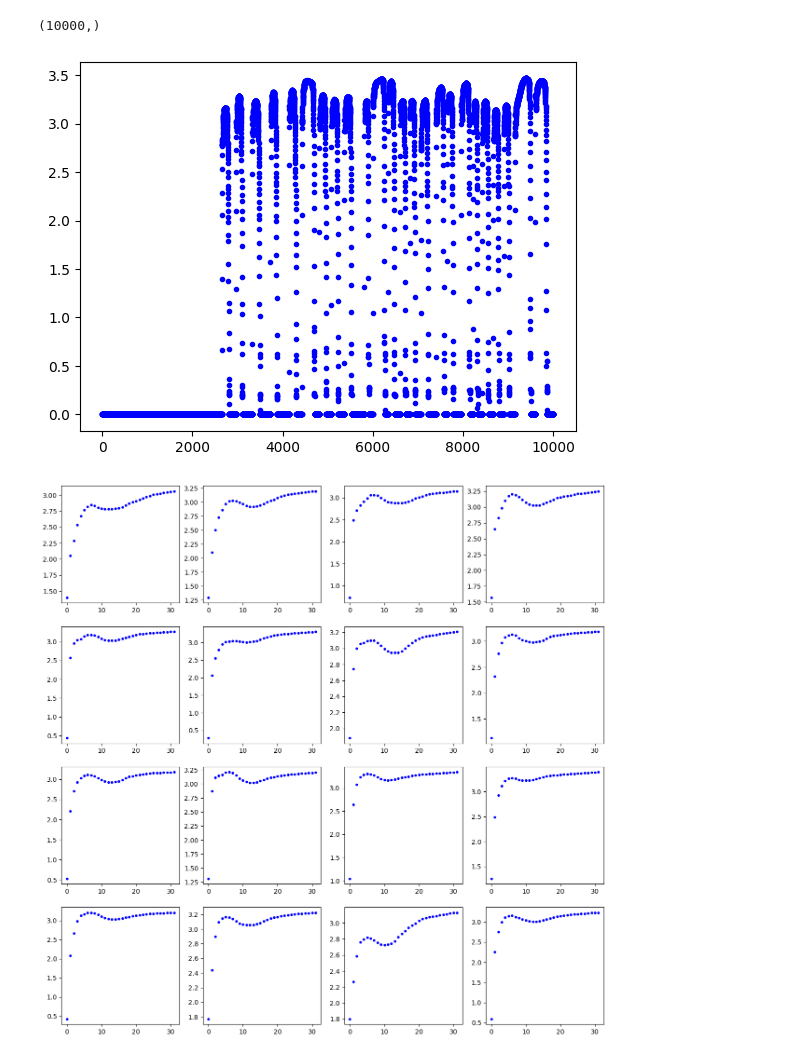
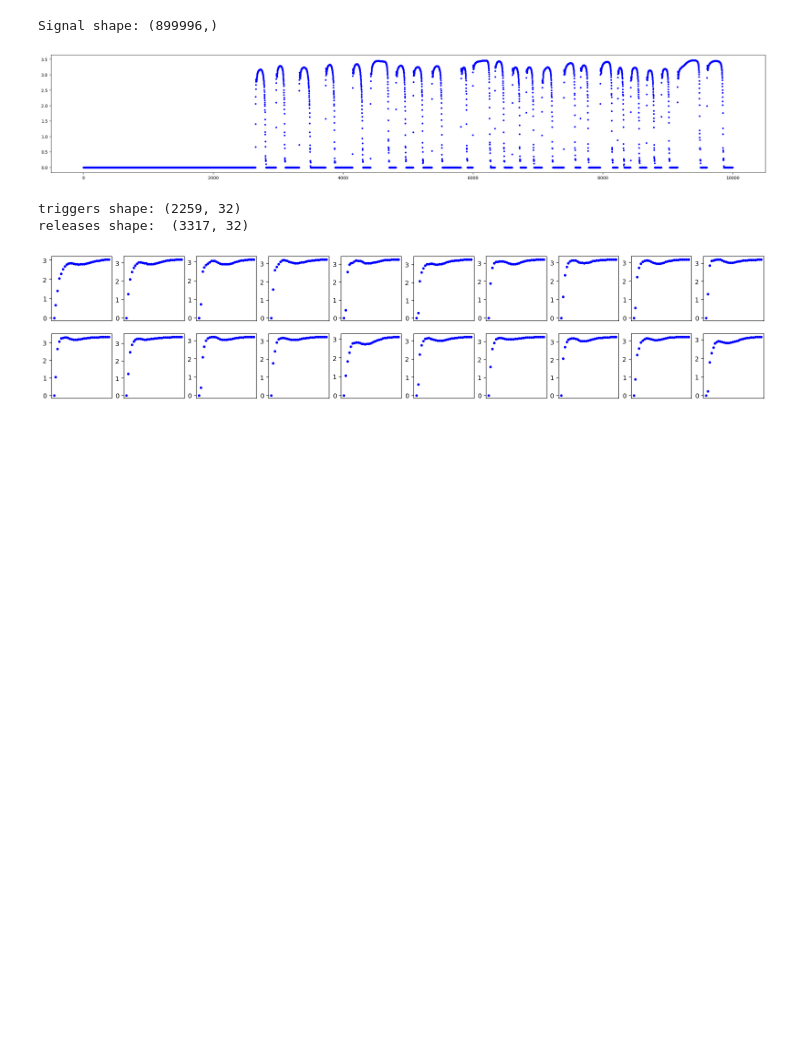
Before and after one commit to GuiMacielPereira/sensor_ML, a Jupyter notebook: data_processing/data_prep.sync.ipynb, the cells around one changed output. Saved outputs shown, nothing was run; the diff lists cells and outputs as text; code cells hidden in the pictures; blank space fills up the shorter version.

```diff
--- a/data_processing/data_prep.sync.ipynb
+++ b/data_processing/data_prep.sync.ipynb
@@ -13,16 +11,18 @@ output = fileName + "_triggs_rels" + f"_{width}.npz"
 data = np.load((fileName+".npz"))
 # %%
 # Find signal triggers
-def findTrigIdxs(signal, threshold=0.1):
+def findTrigIdxs(signal):
     """
     Finds the indexes of the signal where the trigger happens
     """
 
-    mask = signal <= threshold
+    mask = signal <= 0.2
     mask = mask[:, np.newaxis]
-    zerosIdx = np.argwhere(mask)[:, 0].astype(int)
-    jumpIdx = np.argwhere(np.diff(zerosIdx)>1)[:, 0].astype(int)
+    zerosIdx = np.argwhere(mask)[:, 0].astype(int)        # zeros in the signal
+    jumpIdx = np.argwhere(np.diff(zerosIdx)>1)[:, 0].astype(int)   # Non-consecutive zeros
     trigIdx =  zerosIdx[jumpIdx].astype(int)
+    # TODO: Huge mistake when selecting releases!
+    # If using threshold, will select release up until threshold
     releaseIdx = zerosIdx[jumpIdx+1].astype(int)
     return trigIdx, releaseIdx
 
@@ -31,36 +31,43 @@ def separateIntoTriggers(signal, trigIdx, releaseIdx, width=width):
     triggers = []
     releases = []
     for i, j in zip(trigIdx, releaseIdx):
-        triggers.append(signal[i:i+width])
-        releases.append(signal[j-width:j])
+        upSig = signal[i:i+width]
+        if np.any(upSig>=2):
+            triggers.append(upSig)
+        downSig = signal[j-width:j]
+        releases.append(downSig)
     return np.array(triggers), np.array(releases)
 
 
-def plotTriggers(triggers):
-    plt.figure(figsize=(15,15))
-    N = len(triggers)
-    for i in range(N):
-        if i+1 > int(np.sqrt(N))**2: continue    # Skip some signals to avoid error due to outside of grid
-        plt.subplot(int(np.sqrt(N)), int(np.sqrt(N)), i+1)
+def plotTriggers(triggers, nx_plots=10, ny_plots=2):
+    plt.figure(figsize=(nx_plots*2, ny_plots*2))
+    for i in range(nx_plots * ny_plots):
+        plt.subplot(ny_plots, nx_plots, i+1)
         trig = triggers[i]
         plt.plot(range(len(trig)), trig, "b.")
+        plt.xticks([])
 
 
-def plotSignal(signal):
-    plt.figure()
+def plotSignal(signal, upTo):
+    plt.figure(figsize=(30, 5))
+    signal = signal[:upTo]
     plt.plot(range(len(signal)), signal, "b.")
     plt.show()
 # %%
-# Look at a few triggers
+# Look at a few triggers of one of the users
 key = "A"
-signal = data[key][:10000]   # Only a few presses
-print(signal.shape)
-trigIdx, relIdx = findTrigIdxs(signal, threshold=1)
+signal = data[key]   # Only a few presses
+print("Signal shape:", signal.shape)
+plotSignal(signal, upTo=10000)
+trigIdx, relIdx = findTrigIdxs(signal)
 triggers, releases = separateIntoTriggers(signal, trigIdx, relIdx)
-plotSignal(signal)
+print("triggers shape:", triggers.shape)
+print("releases shape: ", releases.shape)
 plotTriggers(triggers)
 plotTriggers(releases)
 # %% [output]
-(10000,)
+Signal shape: (899996,)
-[figure, old version]
+[figure, new version]
+triggers shape: (2259, 32)
+releases shape:  (3317, 32)
-[figure, old version]
+[figure, new version]
```
Also changed, not shown: parts of 5 cells of this notebook, 5 other files.
